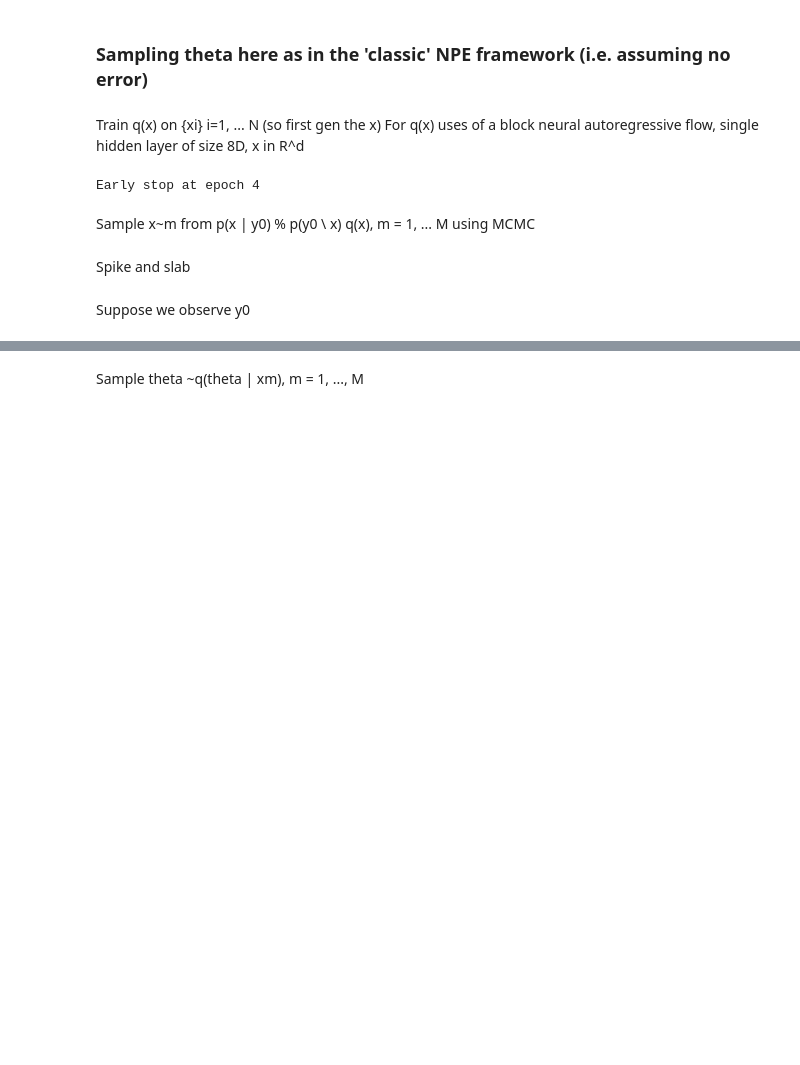
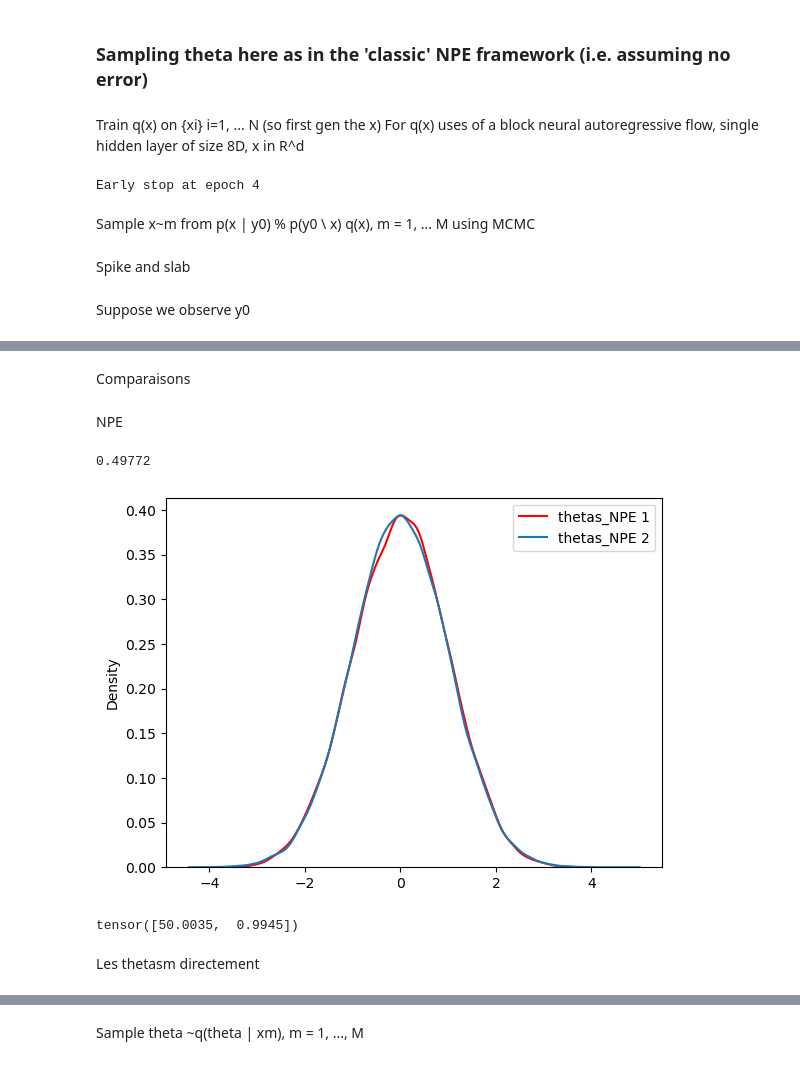
Before and after one commit to MouzaouiMatthieu/PFE, a Jupyter notebook: Robust_NPE.ipynb, the cells around one changed output, grey strips where cells are left out. Drawn from its saved outputs; the diff is of its cells as text; code cells hidden in the pictures; blank space fills up the shorter version.

```diff
--- a/Robust_NPE.ipynb
+++ b/Robust_NPE.ipynb
@@ -43,8 +38,14 @@ tensor([-4.8828e-09,  5.3040e-07])
 # %%
-theta, theta_test, x_raw, x_test_raw = simulator(N, N//10, prior_over_mu)
+theta_raw, theta_test, x_raw, x_test_raw = simulator(N, N//10, prior_over_mu)
+x_mean = x_raw.mean(0)
+x_std = x_raw.std(0)
 
+theta_mean = theta_raw.mean()
+theta_std =  theta_raw.std()
 x = (x_raw - x_raw.mean(0) ) / x_raw.std(0)
 x_test = (x_test_raw - x_test_raw.mean(0) ) / x_test_raw.std(0)
+
+theta = (theta_raw - theta_mean) / theta_std
 # %%
 dataset = lampe.data.JointDataset(theta, x)
 dataset_test = lampe.data.JointDataset(theta_test, x_test)
@@ -338,3 +238,5 @@ with torch.no_grad():
+# %% [markdown]
+Comparaisons
 # %%
 import sklearn
 from sklearn.discriminant_analysis import QuadraticDiscriminantAnalysis, LinearDiscriminantAnalysis
@@ -358,6 +260,28 @@ def compare(flow,x,file):
     y_pred = clf.predict(X_test)
     acc = sklearn.metrics.accuracy_score(y_test,y_pred)
     return acc
+# %% [markdown]
+NPE
+# %%
+file_NPE = np.load("/home/tux/rnpe/thetas_NPE.npy")
+compare(q_NPE, x, file_NPE) # q(theta | x)
+# %% [output]
+0.49772
+# %%
+import seaborn as sns
+sns.kdeplot(thetas_NPE.squeeze().detach().numpy(),color='red', label='thetas_NPE 1')
+sns.kdeplot(np.load("/home/tux/rnpe/thetas_NPE.npy"),color='blue', label='thetas_NPE 2')
+
+plt.legend()
+plt.show()
+# %% [output]
+[figure, added]
+# %%
+y_raw.mean(0)
+# %% [output]
+tensor([50.0035,  0.9945])
+# %% [markdown]
+Les thetasm directement
 # %%
 file = np.load("/home/tux/rnpe/robust_samples_paper.npy", allow_pickle=True)
 compare(q_NPE,xm_samples,file)
```
Also changed, not shown: parts of 30 cells of this notebook.
